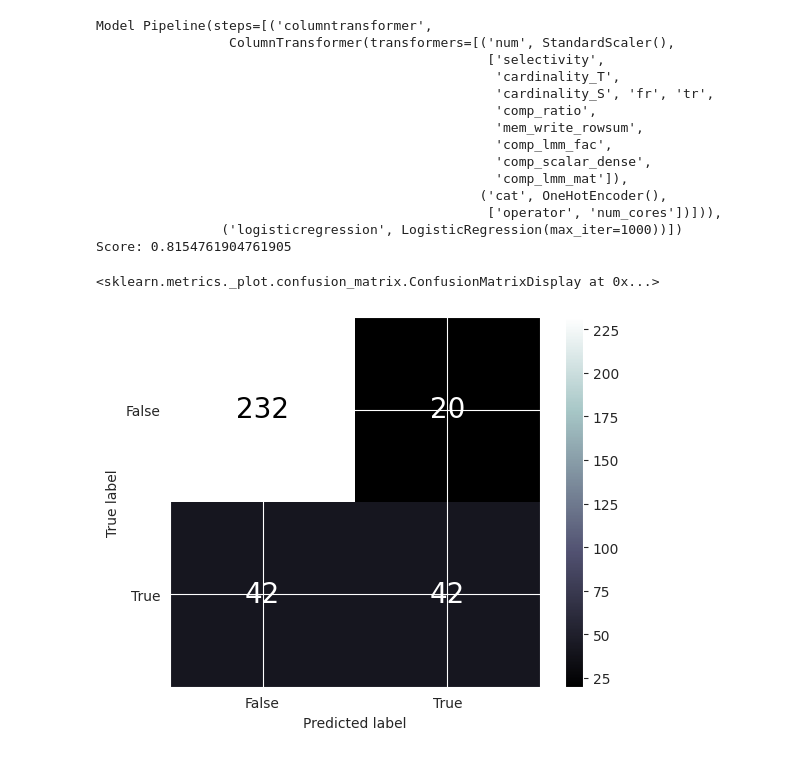
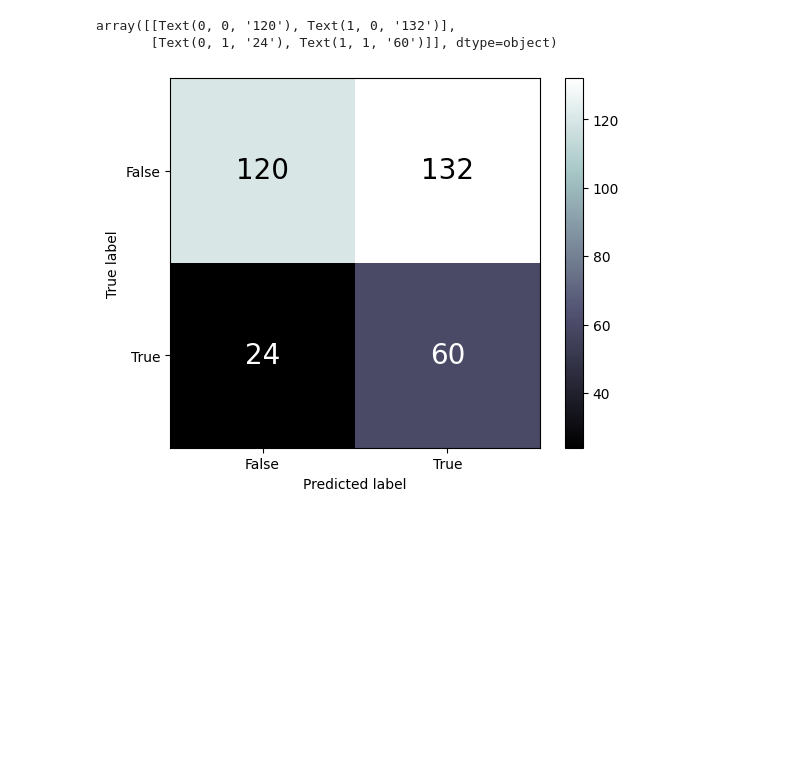
Before and after one commit to ptemarvelde/amalur-experiments, a Jupyter notebook: results/sigmod24/proposal.ipynb, the cells around one changed output. Drawn from its saved outputs; the diff is of its cells as text; code cells hidden in the pictures; blank space fills up the shorter version.

```diff
--- a/results/sigmod24/proposal.ipynb
+++ b/results/sigmod24/proposal.ipynb
@@ -123,3 +154,7 @@ def read_and_join(suffix: str = ""):
 
 sigmod = read_and_join()
 hamlet = read_and_join("_hamlet")
+# %%
+sigmod['sparsity_T_rounded'] = sigmod.sparsity_T.round(1)
+sigmod['cardinality_T_rounded'] = sigmod.cardinality_T.divide(1000000).round(1)
+sns.histplot(sigmod, x='cardinality_T', hue='sparsity_T_rounded')
@@ -126,7 +186,10 @@ hamlet = read_and_join("_hamlet")
 # %%
 model_features = ["operator", "num_cores",
                   # "r_T", "c_T", "r_S", "c_S", "Snonzero", "Tnonzero",
-                  "selectivity", "cardinality_T", "cardinality_S",
+                  # "r_T", "c_T",
+                  "sparsity_T",
+                  # "selectivity",
+                  "cardinality_T", "cardinality_S",
                   "fr", "tr", "comp_ratio",
         "mem_write_rowsum", "comp_lmm_fac", "comp_scalar_dense", "comp_lmm_mat"]
 X = sigmod[model_features]
@@ -184,4 +285,3 @@ def train_and_score(model, X, y):
 # %%
-y = sigmod.label
-trained_pipe = train_and_score(LogisticRegression(max_iter=1000), X, sigmod.label)
+log_reg = train_and_score(LogisticRegression(max_iter=250), X, sigmod.label)
 # %% [output]
@@ -191,23 +360,7 @@ Score: 0.9136904761904762
 # %%
-X_test = hamlet[model_features]
-y_test = hamlet.label
-print(f"Model {trained_pipe}")
-print(f"Score: {trained_pipe.score(X_test, y_test)}")
-ConfusionMatrixDisplay.from_estimator(trained_pipe, X_test, y_test, cmap='bone', text_kw={'size': 20})
+plt = ConfusionMatrixDisplay.from_estimator(Amalur(), X_test, y_test, cmap='bone', text_kw={'size': 20})
+plt.text_
 # %% [output]
-Model Pipeline(steps=[('columntransformer',
-                 ColumnTransformer(transformers=[('num', StandardScaler(),
-                                                  ['selectivity',
-                                                   'cardinality_T',
-                                                   'cardinality_S', 'fr', 'tr',
-                                                   'comp_ratio',
-                                                   'mem_write_rowsum',
-                                                   'comp_lmm_fac',
-                                                   'comp_scalar_dense',
-                                                   'comp_lmm_mat']),
-                                                 ('cat', OneHotEncoder(),
-                                                  ['operator', 'num_cores'])])),
-                ('logisticregression', LogisticRegression(max_iter=1000))])
-Score: 0.8154761904761905
+array([[Text(0, 0, '120'), Text(1, 0, '132')],
+       [Text(0, 1, '24'), Text(1, 1, '60')]], dtype=object)
-<sklearn.metrics._plot.confusion_matrix.ConfusionMatrixDisplay at 0x...>
-[figure, old version]
+[figure, new version]
```
Also changed, not shown: parts of 21 cells of this notebook, 7 other files.
